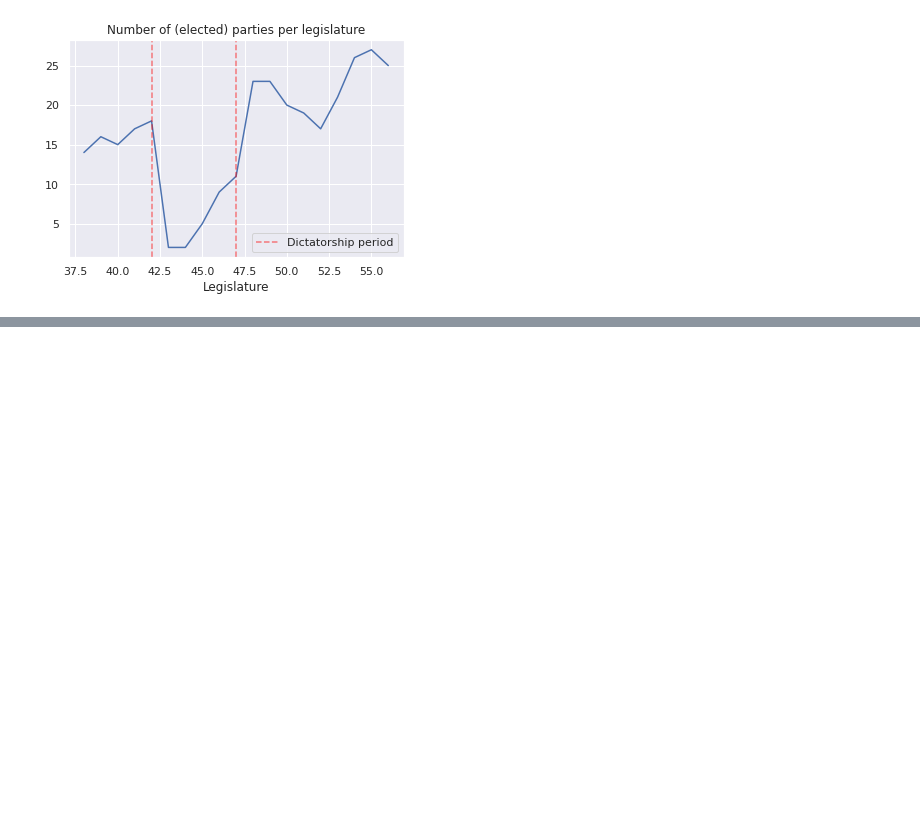
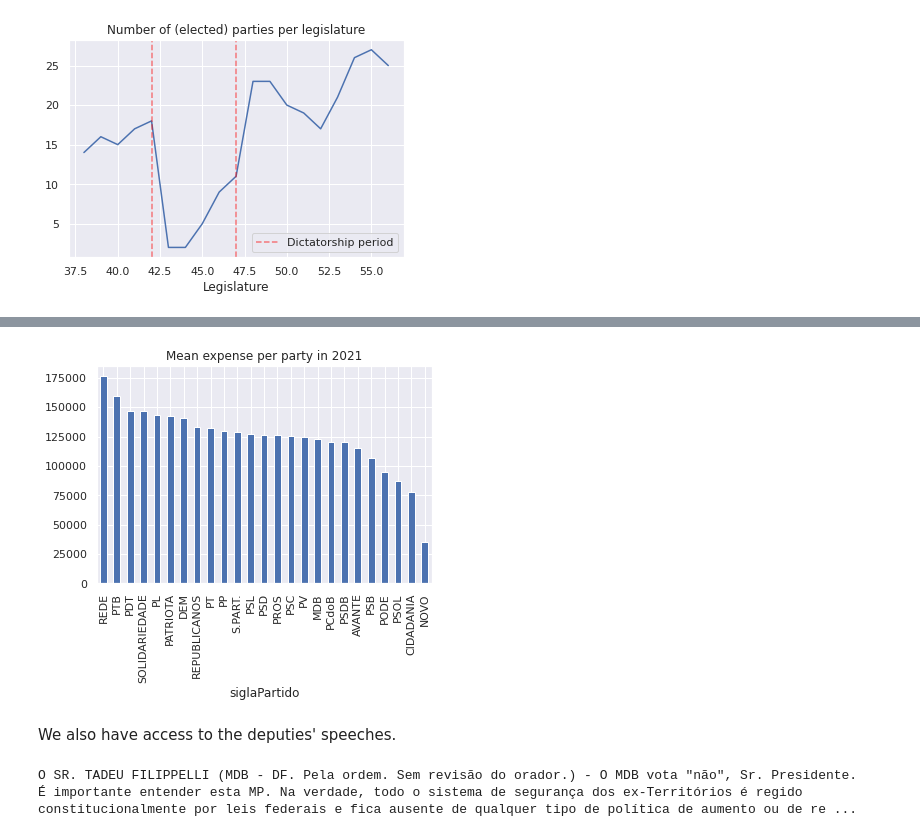
Before and after one commit to lucasmoschen/project-network-science, a Jupyter notebook: notebooks/data_exploration.ipynb, the cells around one changed output, grey strips where cells are left out. Drawn from its saved outputs; the diff is of its cells as text; code cells hidden in the pictures; blank space fills up the shorter version.

```diff
--- a/notebooks/data_exploration.ipynb
+++ b/notebooks/data_exploration.ipynb
@@ -114,3 +114,5 @@ plt.legend()
 plt.show()
 # %% [output]
 [figure]
+# %%
+dep = camara.Deputado(cod=deputies.sample().iloc[0].id)
@@ -116,0 +139,40 @@ plt.show()
+# %%
+deputies['expenses'] = 0
+expenses_deputies = []
+
+for deputy in tqdm.tqdm(deputies.id):
+    dep = camara.Deputado(cod=deputy)
+    pag = 1
+    total_expenses = 0
+    while True:
+
+        while True:
+            try:
+                expenses = dep.despesas(ano=2021, itens=100, pagina=pag)
+                break
+            except:
+                time.sleep(10)
+
+        if expenses.shape[0] == 0:
+            break
+
+        total_expenses += expenses.valorDocumento.sum()
+        pag+=1
+
+    expenses_deputies.append(total_expenses)
+# %%
+deputies['expenses'] = expenses_deputies
+
+deputies.groupby(by='siglaPartido').mean().sort_values(by='expenses', ascending=False).expenses.plot.bar()
+plt.title('Mean expense per party in 2021')
+plt.show()
+# %% [output]
+[figure, added]
+# %% [markdown]
+We also have access to the deputies' speeches.
+# %%
+dep = camara.Deputado(cod=deputies.sample().iloc[0].id)
+print(dep.discursos(legislatura=56).transcricao.loc[0])
+# %% [output]
+O SR. TADEU FILIPPELLI (MDB - DF. Pela ordem. Sem revisão do orador.) - O MDB vota "não", Sr. Presidente.
+É importante entender esta MP. Na verdade, todo o sistema de segurança dos ex-Territórios é regido constitucionalmente por leis federais e fica ausente de qualquer tipo de política de aumento ou de re ...
```
Also changed, not shown: parts of 16 cells of this notebook.
